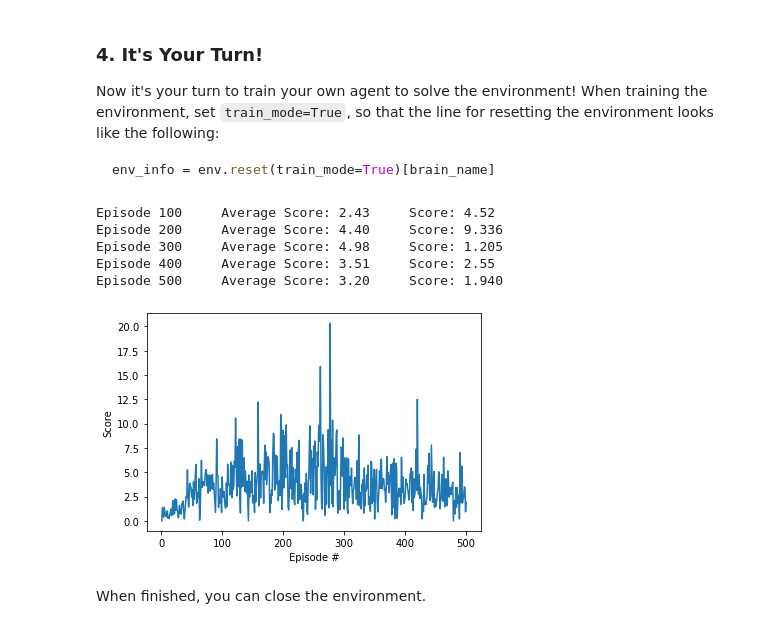
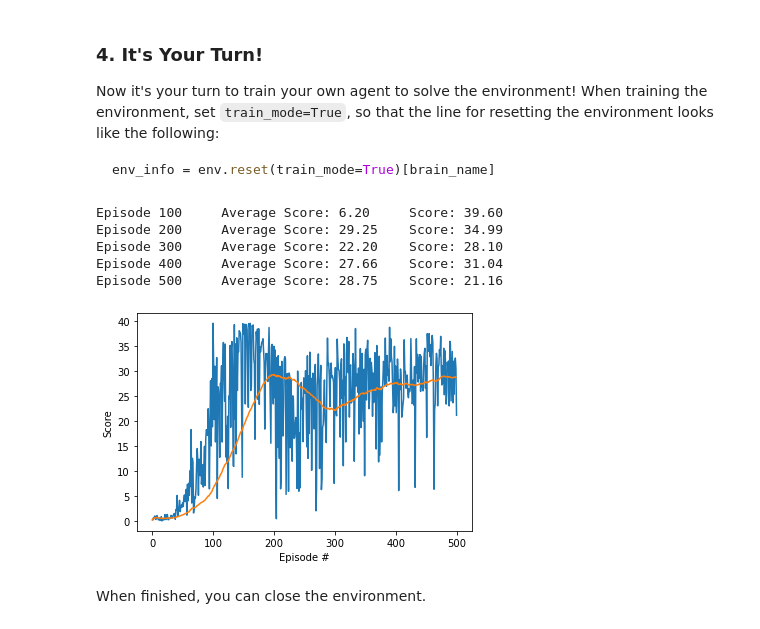
Before and after one commit to vinny-palumbo/ReinforcementLearning-ContinuousControl, a Jupyter notebook: Continuous_Control_1agent.ipynb, the cells around one changed output. Saved outputs shown, nothing was run; the diff lists cells and outputs as text; code cells hidden in the pictures.

Commit message:
Tune hyperparameters to solve the environment

```diff
--- a/Continuous_Control_1agent.ipynb
+++ b/Continuous_Control_1agent.ipynb
@@ -132,8 +134,14 @@ from ddpg_agent import Agent
 # %%
 def ddpg(agent, solved_score, n_episodes=500, max_t=1000, print_every=100):
 
+    # amplitude of OU noise
+    # this slowly decreases to 0
+    noise_factor = 2.0
+    noise_reduction = 0.995
+
     scores_deque = deque(maxlen=100)
     scores_by_episode = []
+    average_scores = []
 
     for i_episode in range(1, n_episodes+1):
         env_info = env.reset(train_mode=True)[brain_name]     # reset the environment
@@ -142,7 +150,8 @@ def ddpg(agent, solved_score, n_episodes=500, max_t=1000, print_every=100):
         score = 0
 
         for t in range(max_t):
-            action = agent.act(state)
+            action = agent.act(state, noise_factor)
+            noise_factor *= noise_reduction
             env_info = env.step(action)[brain_name]         # send all actions to the environment
 
             next_state = env_info.vector_observations[0]       # get next state (for each agent)
@@ -158,6 +167,7 @@ def ddpg(agent, solved_score, n_episodes=500, max_t=1000, print_every=100):
 
         scores_deque.append(score)
         scores_by_episode.append(score)
+        average_scores.append(np.mean(scores_deque))
         print('\rEpisode {}\tAverage Score: {:.2f}\tScore: {:.2f}'.format(i_episode, np.mean(scores_deque), score), end="")
 
         if i_episode % print_every == 0:
@@ -169,25 +179,25 @@ def ddpg(agent, solved_score, n_episodes=500, max_t=1000, print_every=100):
             torch.save(agent.critic_local.state_dict(), 'checkpoint_critic.pth')
             break
 
-    return scores_by_episode
+    return scores_by_episode, average_scores
 # %%
 agent = Agent(state_size, action_size, random_seed=0)
 SOLVED_SCORE = 30.0
-scores_by_episode = ddpg(agent, SOLVED_SCORE)
+scores_by_episode, average_scores = ddpg(agent, SOLVED_SCORE)
 
 fig = plt.figure()
 ax = fig.add_subplot(111)
-plt.plot(np.arange(1, len(scores_by_episode)+1), scores_by_episode)
+plt.plot(np.arange(1, len(scores_by_episode)+1), scores_by_episode, average_scores)
 plt.ylabel('Score')
 plt.xlabel('Episode #')
 plt.show()
 # %% [output]
-Episode 100     Average Score: 2.43     Score: 4.52
-Episode 200     Average Score: 4.40     Score: 9.336
-Episode 300     Average Score: 4.98     Score: 1.205
-Episode 400     Average Score: 3.51     Score: 2.55
-Episode 500     Average Score: 3.20     Score: 1.940
+Episode 100     Average Score: 6.20     Score: 39.60
+Episode 200     Average Score: 29.25    Score: 34.99
+Episode 300     Average Score: 22.20    Score: 28.10
+Episode 400     Average Score: 27.66    Score: 31.04
+Episode 500     Average Score: 28.75    Score: 21.16
-[figure, old version]
+[figure, new version]
 # %% [markdown]
 When finished, you can close the environment.
 # %%
```
Also changed, not shown: parts of 1 cell of this notebook, 9 other files.
